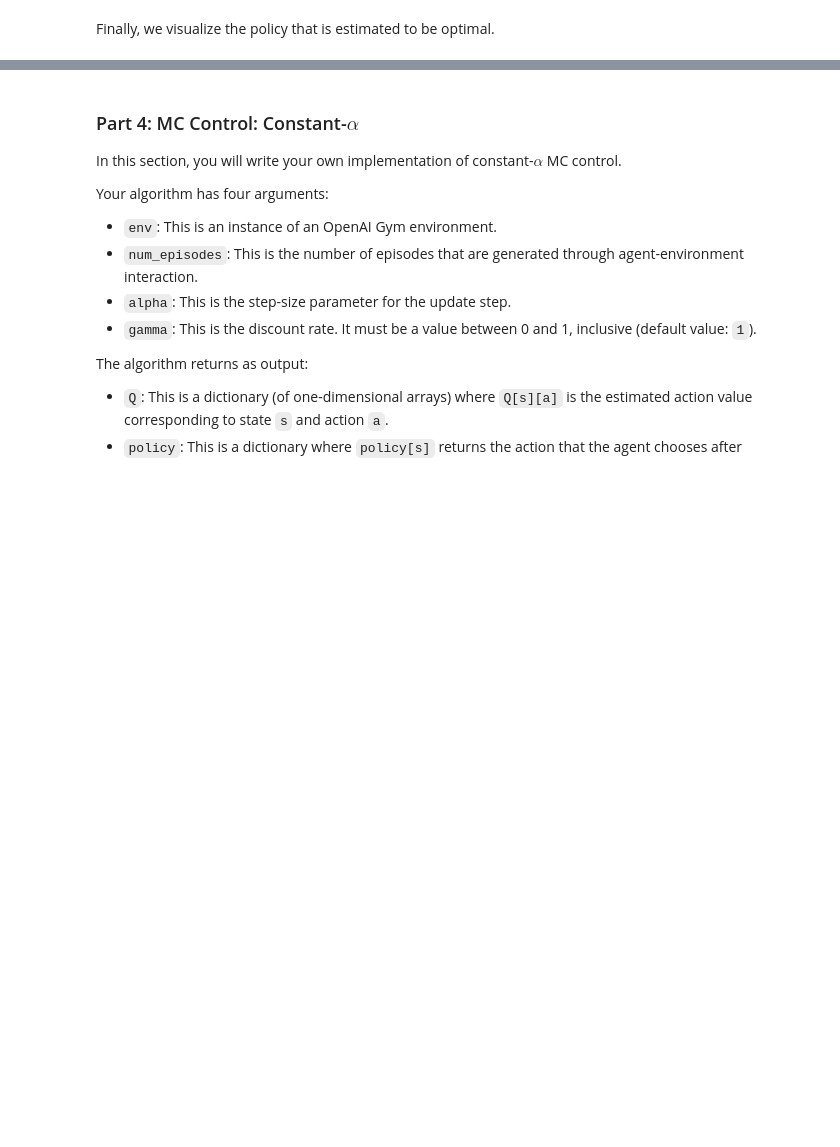
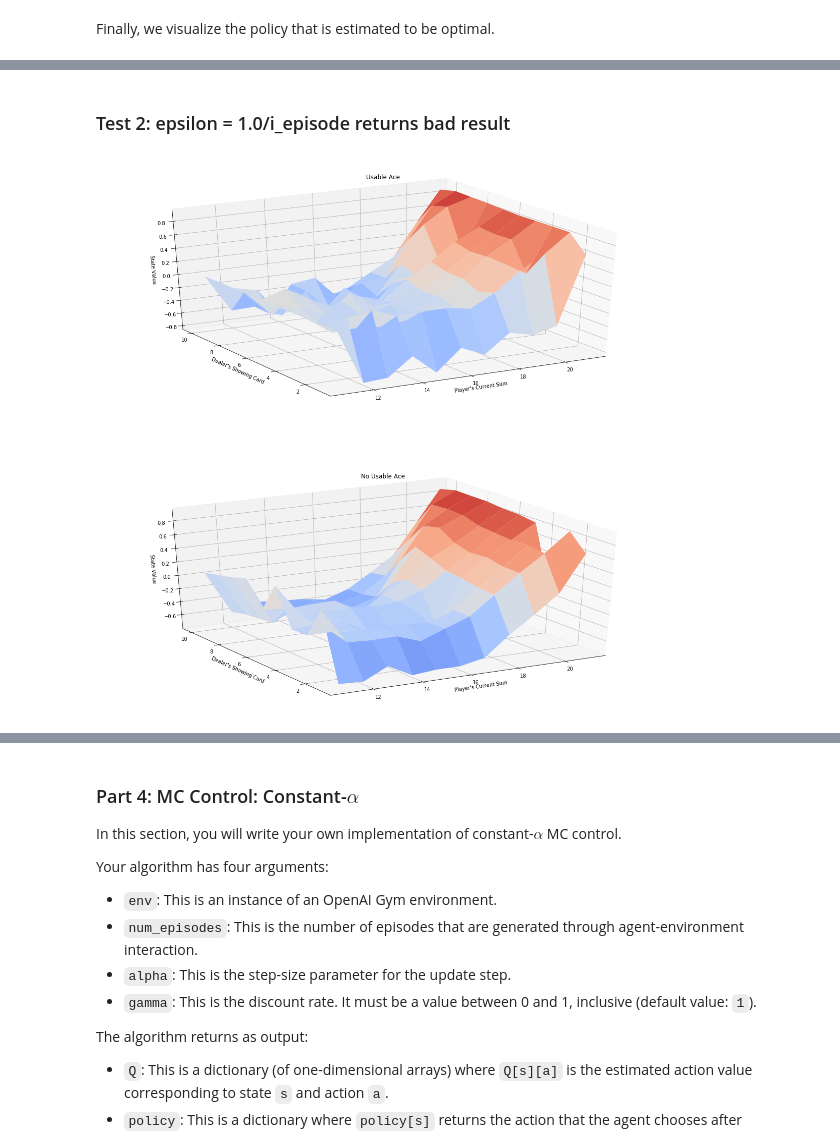
Before and after one commit to wexpect/udacity_deep_learning_foundation_nanodegress_program, a Jupyter notebook: part_6_deep_reinforcement_learning/lesson_5_monte_carlo_methods/Monte_Carlo.ipynb, the cells around one changed output, grey strips where cells are left out. Drawn from its saved outputs; the diff is of its cells as text; code cells hidden in the pictures; blank space fills up the shorter version.

```diff
--- a/part_6_deep_reinforcement_learning/lesson_5_monte_carlo_methods/Monte_Carlo.ipynb
+++ b/part_6_deep_reinforcement_learning/lesson_5_monte_carlo_methods/Monte_Carlo.ipynb
@@ -465,9 +487,24 @@ The algorithm returns as output:
+# %%
+def generate_episode_GLIE(env, policy):
+    episode = []
+    state = env.reset()
+    while True:
+        action = policy[state]
+        # print('action', action)
+        next_state, reward, done, info = env.step(action)
+        episode.append((state, action, reward))
+        state = next_state
+        if done:
+            break
+
+    return episode
 # %%
 def mc_control_GLIE(env, num_episodes, gamma=1.0):
     nA = env.action_space.n
     # initialize empty dictionaries of arrays
     Q = defaultdict(lambda: np.zeros(nA))
     N = defaultdict(lambda: np.zeros(nA))
+
     # loop over episodes
     for i_episode in range(1, num_episodes+1):
         # monitor progress
@@ -476,6 +513,23 @@ def mc_control_GLIE(env, num_episodes, gamma=1.0):
             sys.stdout.flush()
 
         ## TODO: complete the function
+        # Test 1: implemented by Solution
+        epsilon = 1.0/((i_episode/8000)+1)
+        # Test 2:
+        # epsilon = 1.0 / i_episode
+
+        policy = epsilon_greedy(env, Q, epsilon)
+
+        episode = generate_episode_GLIE(env, policy)
+
+        # First-visit
+        visited_state_action_set = set()
+        for idx, (state, action, reward) in enumerate(episode):
+            if (state, action) not in visited_state_action_set:
+                visited_state_action_set.add((state, action))
+                g = sum([(gamma**i) * r for i, (s, a, r) in enumerate(episode[idx:])])
+                N[state][action] += 1
+                Q[state][action] += float(g - Q[state][action]) / N[state][action]
 
     return policy, Q
 # %% [markdown]
@@ -504,0 +627,10 @@ The **true** optimal policy $\pi_*$ can be found on page 82 of the [textbook](ht
+# %% [markdown]
+### Test 2: epsilon = 1.0/i_episode returns bad result
+# %%
+# obtain the state-value function
+V_glie = dict((k,np.max(v)) for k, v in Q_glie.items())
+
+# plot the state-value function
+plot_blackjack_values(V_glie)
+# %% [output]
+[figure, added]
```
Also changed, not shown: parts of 20 cells of this notebook, 7 other files.
